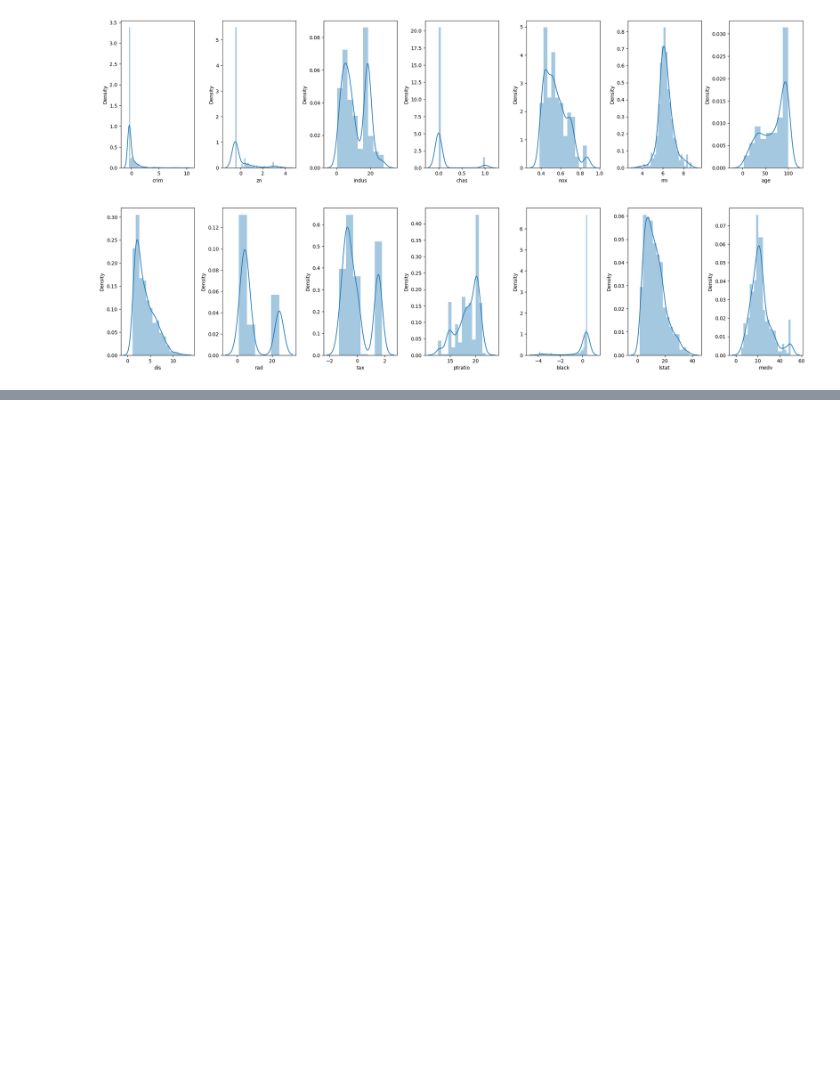
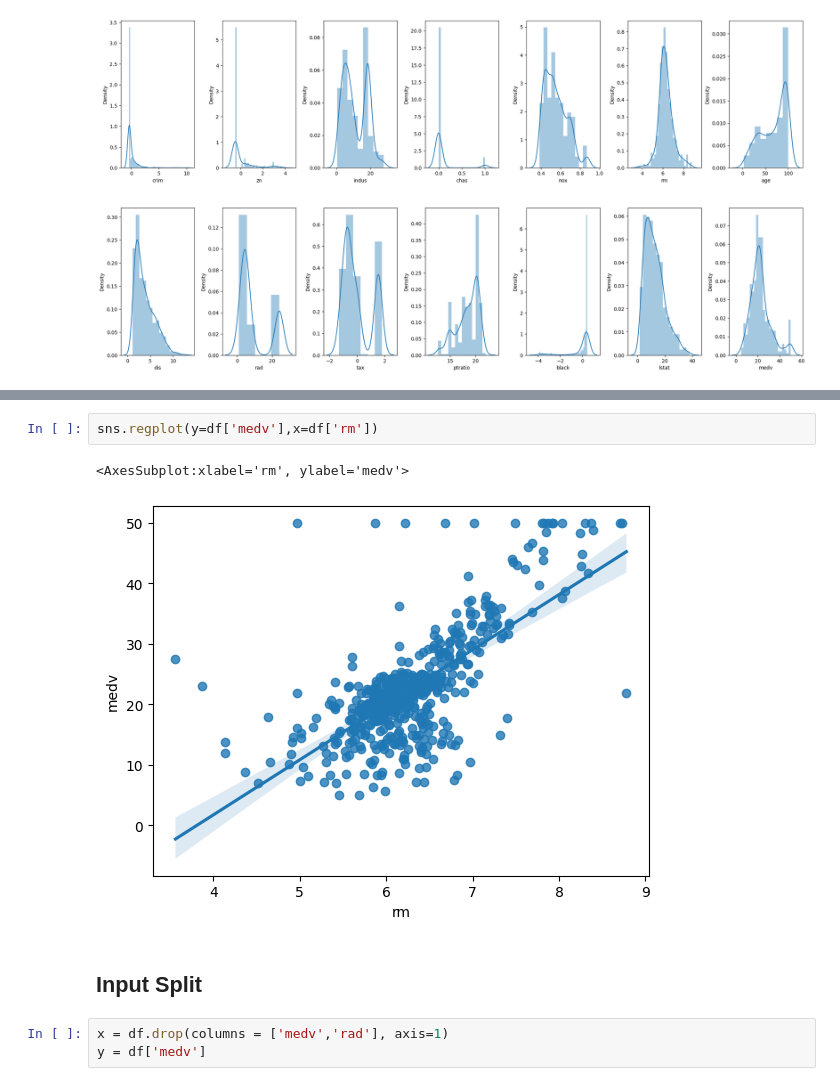
Before and after one commit to Dhiraj455/Boston_House, a Jupyter notebook: prediction.ipynb, the cells around one changed output, grey strips where cells are left out. Drawn from its saved outputs; the diff is of its cells as text; blank space fills up the shorter version.

```diff
--- a/prediction.ipynb
+++ b/prediction.ipynb
@@ -159,0 +173,10 @@ plt.tight_layout(pad=0.5, w_pad=0.7, h_pad=5.0)
+# %%
+sns.regplot(y=df['medv'],x=df['rm'])
+# %% [output]
+<AxesSubplot:xlabel='rm', ylabel='medv'>
+[figure, added]
+# %% [markdown]
+## Input Split
+# %%
+x = df.drop(columns = ['medv','rad'], axis=1)
+y = df['medv']
```
Also changed, not shown: parts of 7 cells of this notebook, 4 other files.
